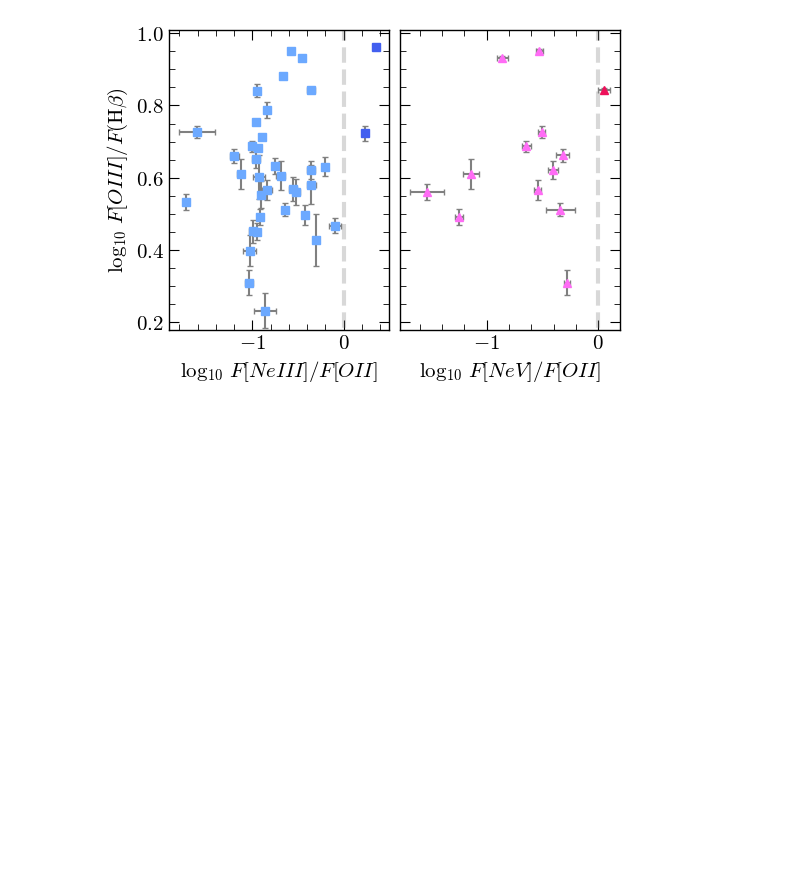
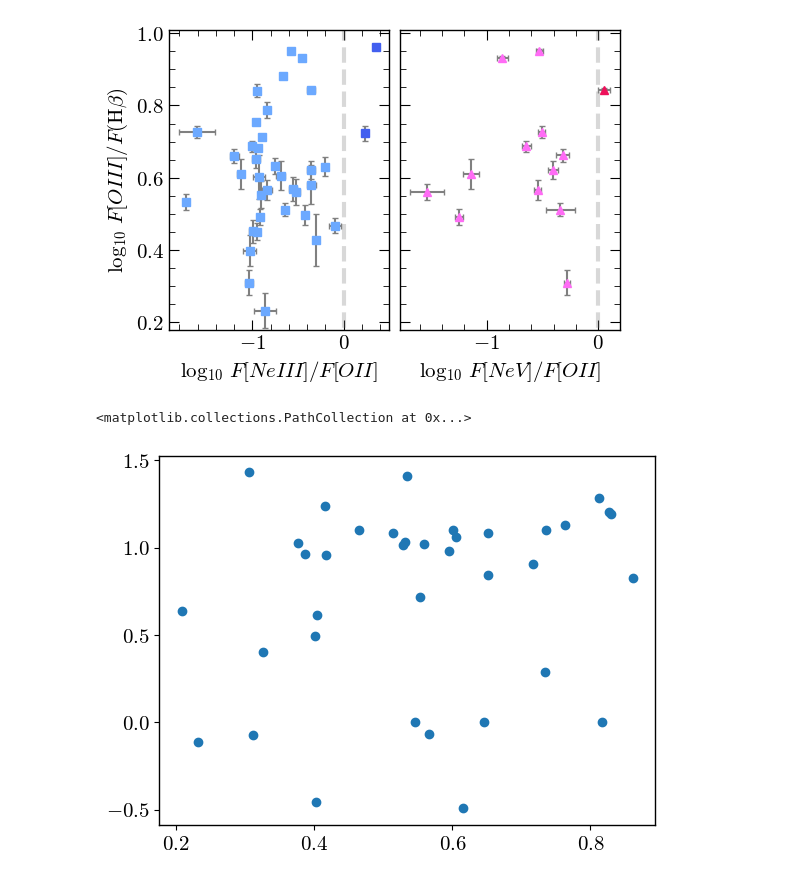
Before and after one commit to 0hardytom/eelgs, a Jupyter notebook: notebooks/xmas/catalogue_analysis/analysis2.ipynb, the cells around one changed output. Drawn from its saved outputs; the diff is of its cells as text; code cells hidden in the pictures; blank space fills up the shorter version.

```diff
--- a/notebooks/xmas/catalogue_analysis/analysis2.ipynb
+++ b/notebooks/xmas/catalogue_analysis/analysis2.ipynb
@@ -415,3 +415,8 @@ fig.savefig(f'figs/AGN_diag.png', dpi=600, bbox_inches='tight')
  0.14512952856158906
 0.024716620202808903
 [figure]
+# %%
+plt.scatter(selection['z'],colordiff)
+# %% [output]
+<matplotlib.collections.PathCollection at 0x...>
+[figure, added]
```
Also changed, not shown: parts of 1 cell of this notebook.
